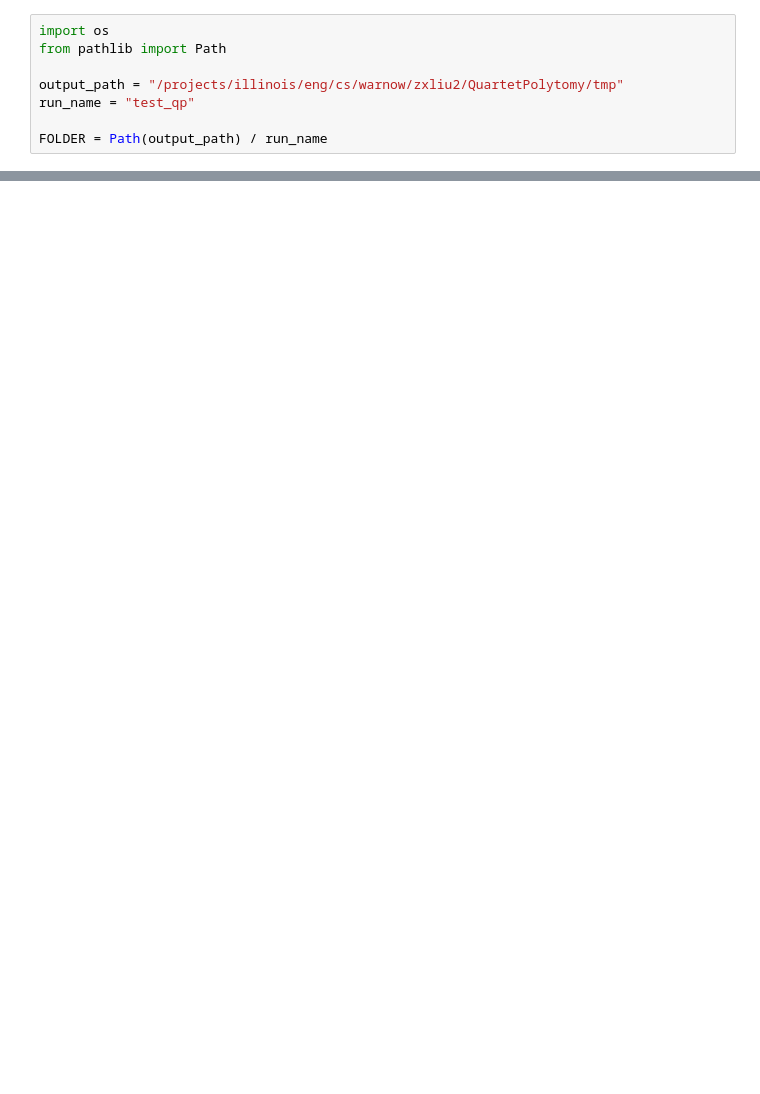
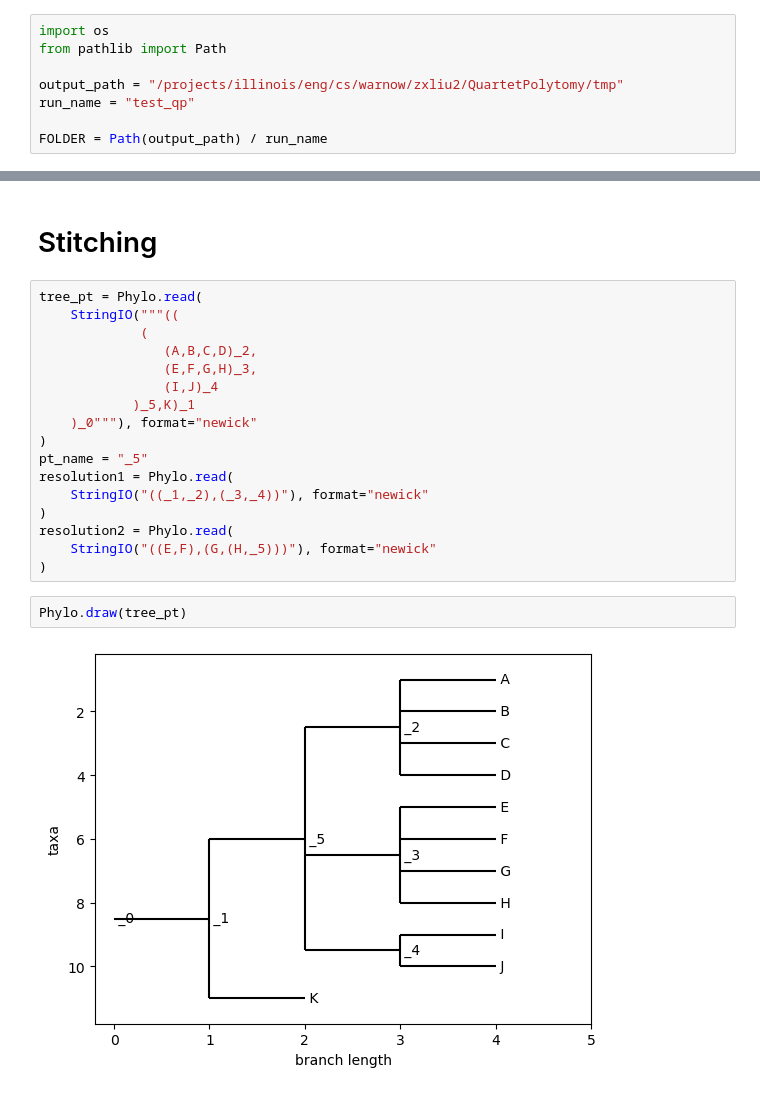
Before and after one commit to xSeanliux/QTPIE, a Jupyter notebook: dev.ipynb, the cells around one changed output, grey strips where cells are left out. Saved outputs shown, nothing was run; the diff lists cells and outputs as text; blank space fills up the shorter version.

```diff
--- a/dev.ipynb
+++ b/dev.ipynb
@@ -157,0 +130,23 @@ _4
+# %% [markdown]
+# Stitching
+# %%
+tree_pt = Phylo.read(
+    StringIO("""((
+             (
+                (A,B,C,D)_2,
+                (E,F,G,H)_3,
+                (I,J)_4
+            )_5,K)_1
+    )_0"""), format="newick"
+)
+pt_name = "_5"
+resolution1 = Phylo.read(
+    StringIO("((_1,_2),(_3,_4))"), format="newick"
+)
+resolution2 = Phylo.read(
+    StringIO("((E,F),(G,(H,_5)))"), format="newick"
+)
+# %%
+Phylo.draw(tree_pt)
+# %% [output]
+[figure, added]
```
Also changed, not shown: parts of 20 cells of this notebook, 3 other files.
